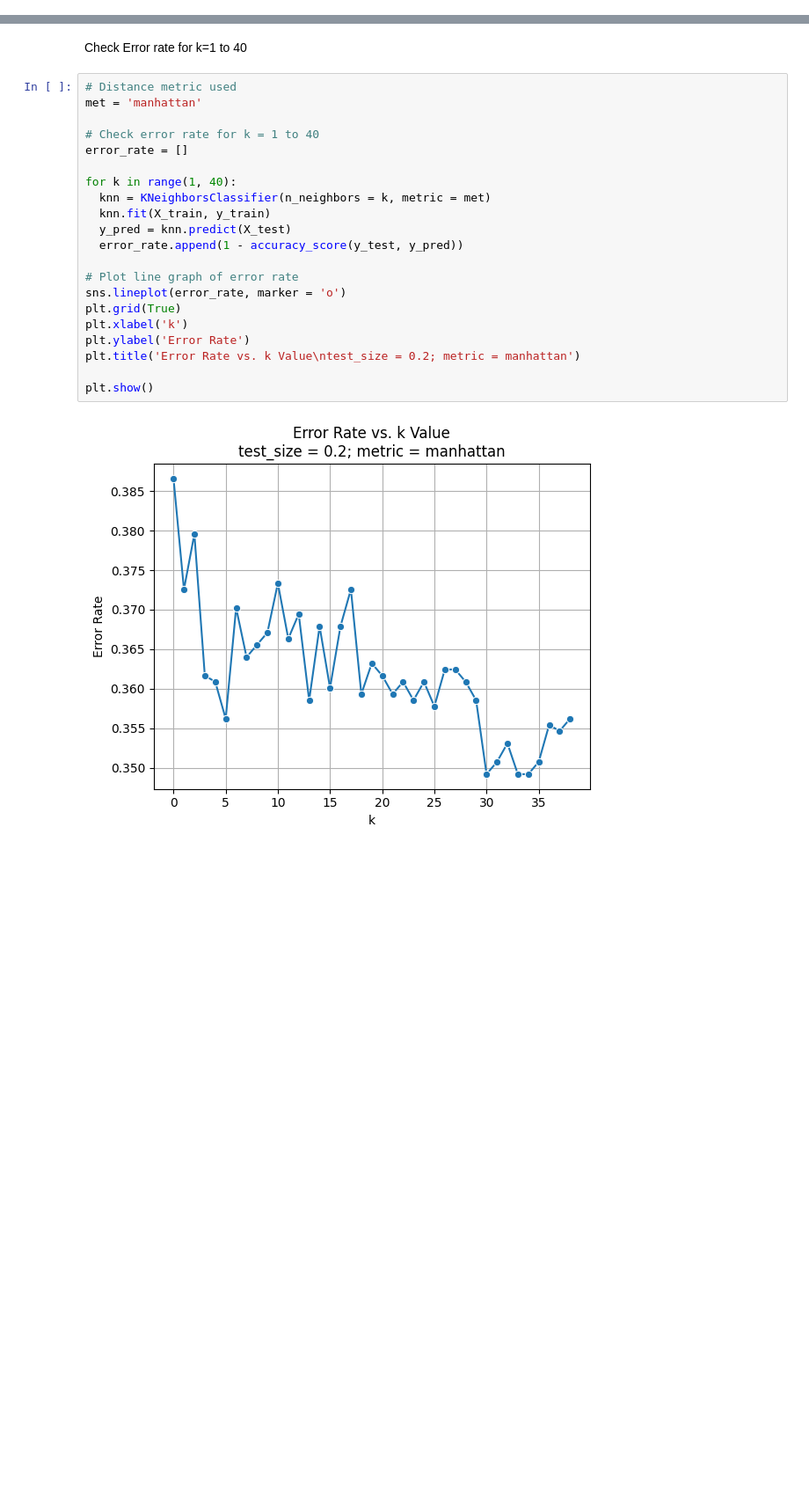
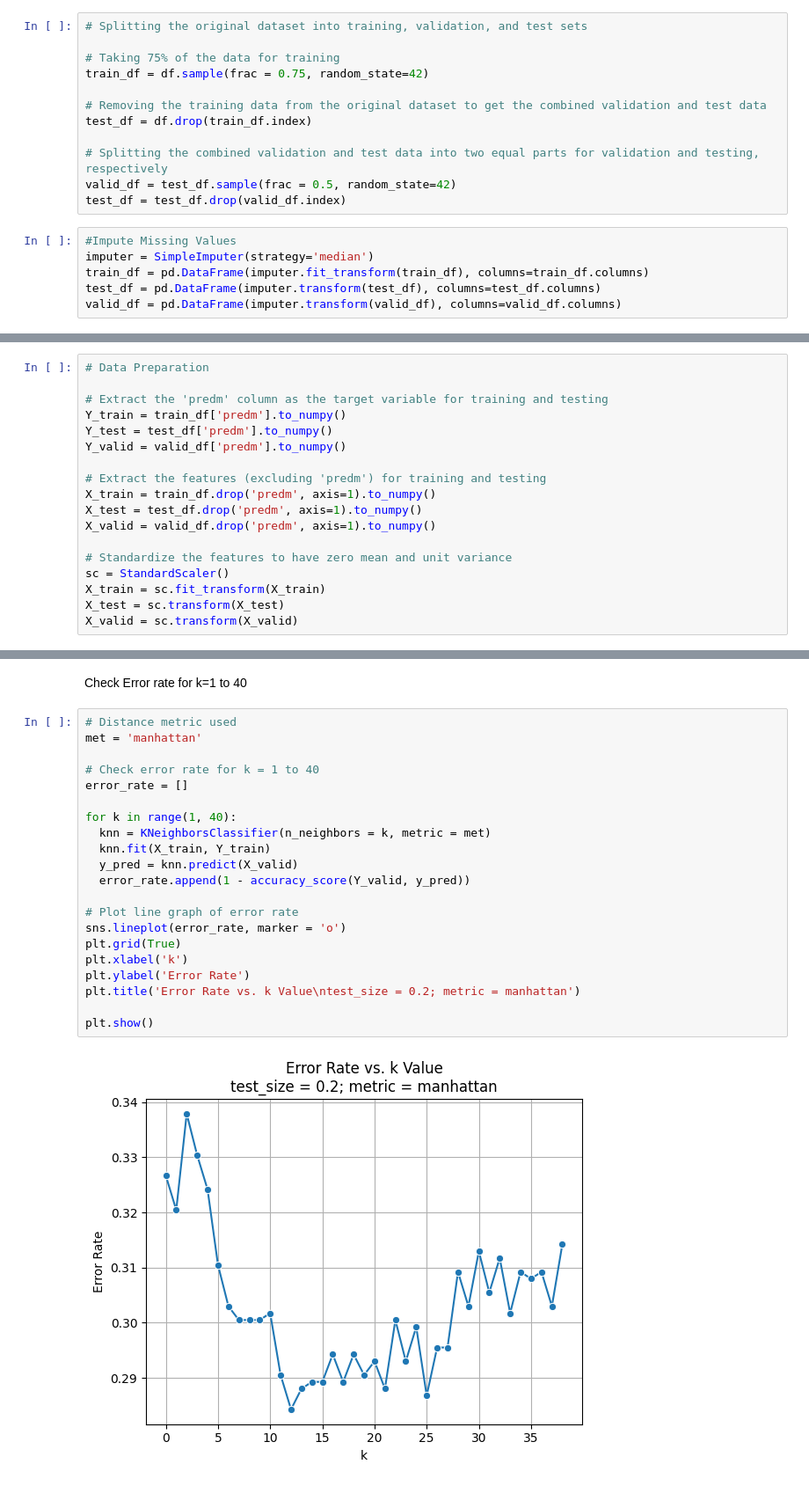
Before and after one commit to lilyzhizhou/Identifying-Prediabetes-ML, a Jupyter notebook: Final_assn_KNN.ipynb, the cells around one changed output, grey strips where cells are left out. Shown at 88% size. Cells and saved outputs as stored; diff of their text form; blank space fills up the shorter version.

```diff
--- a/Final_assn_KNN.ipynb
+++ b/Final_assn_KNN.ipynb
@@ -146,0 +74,18 @@ X_test = scaler.transform(X_test)
+# %%
+# Splitting the original dataset into training, validation, and test sets
+
+# Taking 75% of the data for training
+train_df = df.sample(frac = 0.75, random_state=42)
+
+# Removing the training data from the original dataset to get the combined validation and test data
+test_df = df.drop(train_df.index)
+
+# Splitting the combined validation and test data into two equal parts for validation and testing, respectively
+valid_df = test_df.sample(frac = 0.5, random_state=42)
+test_df = test_df.drop(valid_df.index)
+# %%
+#Impute Missing Values
+imputer = SimpleImputer(strategy='median')
+train_df = pd.DataFrame(imputer.fit_transform(train_df), columns=train_df.columns)
+test_df = pd.DataFrame(imputer.transform(test_df), columns=test_df.columns)
+valid_df = pd.DataFrame(imputer.transform(valid_df), columns=valid_df.columns)
@@ -146,0 +115,18 @@ X_test = scaler.transform(X_test)
+# %%
+# Data Preparation
+
+# Extract the 'predm' column as the target variable for training and testing
+Y_train = train_df['predm'].to_numpy()
+Y_test = test_df['predm'].to_numpy()
+Y_valid = valid_df['predm'].to_numpy()
+
+# Extract the features (excluding 'predm') for training and testing
+X_train = train_df.drop('predm', axis=1).to_numpy()
+X_test = test_df.drop('predm', axis=1).to_numpy()
+X_valid = valid_df.drop('predm', axis=1).to_numpy()
+
+# Standardize the features to have zero mean and unit variance
+sc = StandardScaler()
+X_train = sc.fit_transform(X_train)
+X_test = sc.transform(X_test)
+X_valid = sc.transform(X_valid)
@@ -149,23 +139,23 @@ Check Error rate for k=1 to 40
 # %%
 # Distance metric used
 met = 'manhattan'
 
 # Check error rate for k = 1 to 40
 error_rate = []
 
 for k in range(1, 40):
   knn = KNeighborsClassifier(n_neighbors = k, metric = met)
-  knn.fit(X_train, y_train)
-  y_pred = knn.predict(X_test)
-  error_rate.append(1 - accuracy_score(y_test, y_pred))
+  knn.fit(X_train, Y_train)
+  y_pred = knn.predict(X_valid)
+  error_rate.append(1 - accuracy_score(Y_valid, y_pred))
 
 # Plot line graph of error rate
 sns.lineplot(error_rate, marker = 'o')
 plt.grid(True)
 plt.xlabel('k')
 plt.ylabel('Error Rate')
 plt.title('Error Rate vs. k Value\ntest_size = 0.2; metric = manhattan')
 
 plt.show()
 # %% [output]
-[figure, old version]
+[figure, new version]
```
Also changed, not shown: parts of 40 cells of this notebook.
